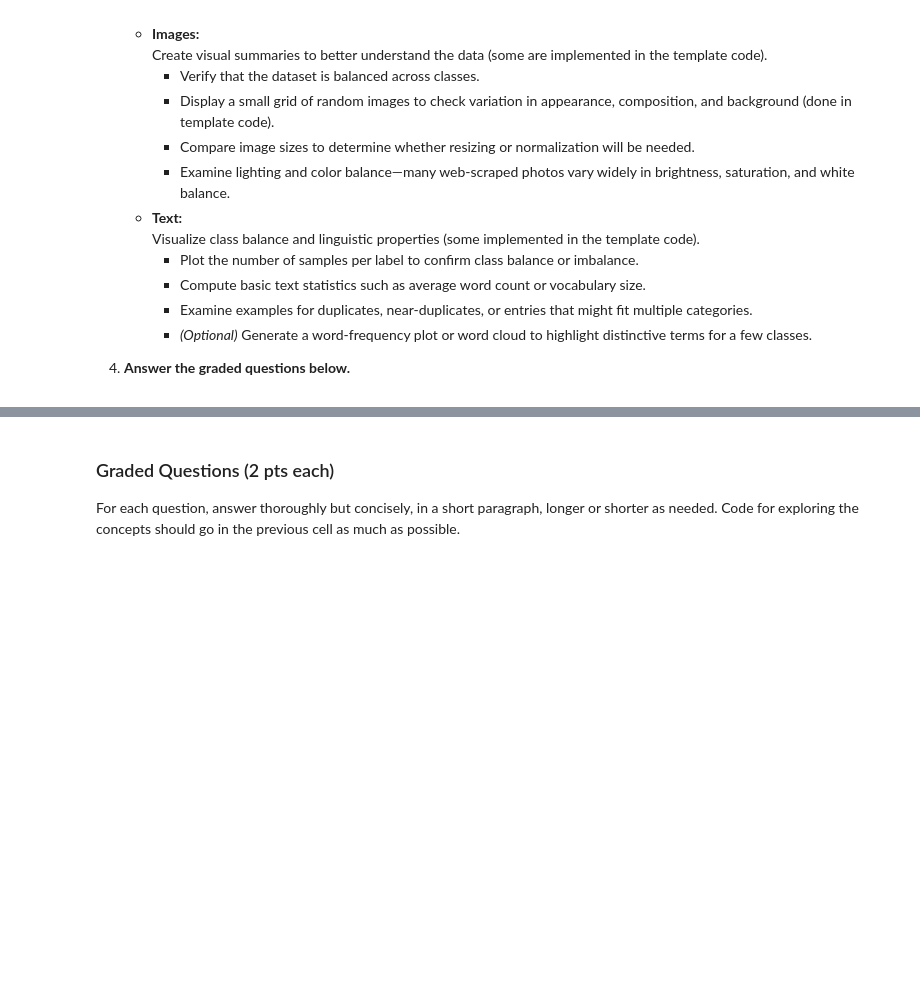
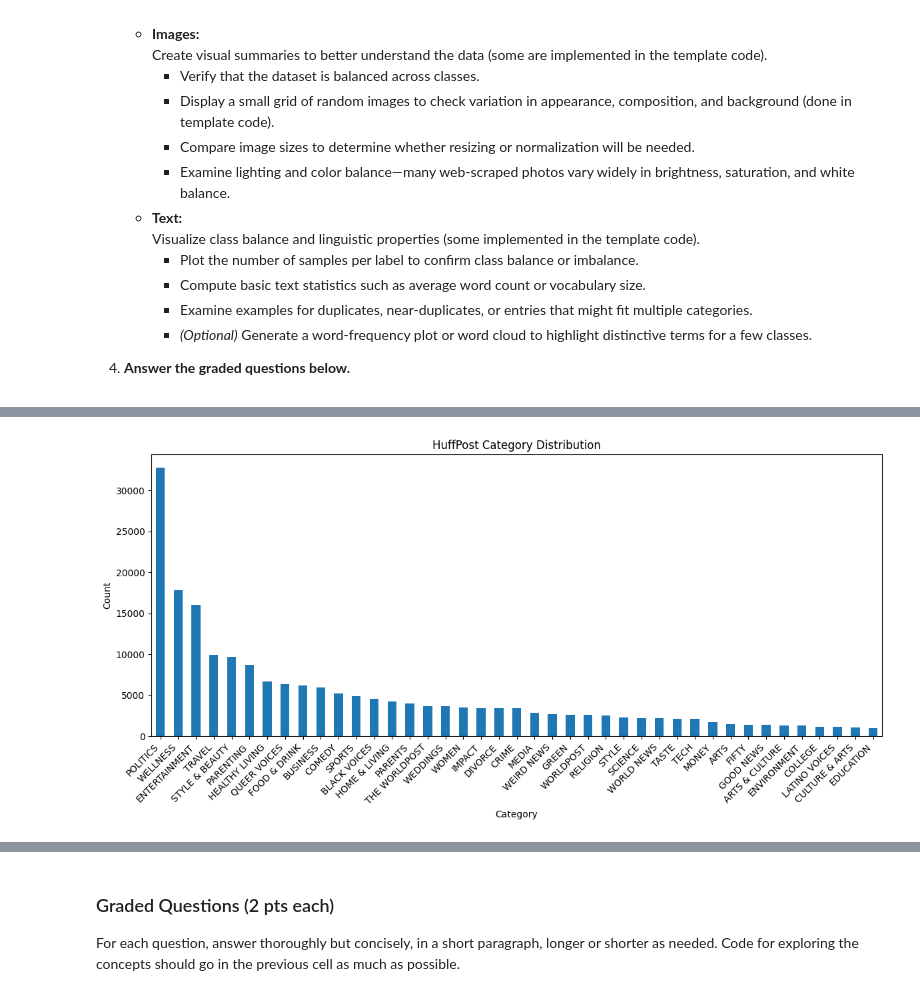
Before and after one commit to tlevash23/MachineLearning703, a Jupyter notebook: Milestone_01.ipynb, the cells around one changed output, grey strips where cells are left out. Saved outputs shown, nothing was run; the diff lists cells and outputs as text; code cells hidden in the pictures; blank space fills up the shorter version.

```diff
--- a/Milestone_01.ipynb
+++ b/Milestone_01.ipynb
@@ -385,0 +465,8 @@ By the end of this Milestone notebook, you should be able to explain what makes
+# %%
+# Text EDA
+
+# Samples / Classes
+huff_df = pd.DataFrame(huff_all)
+
+print("Total samples:", len(huff_df))
+print("Number of classes:", huff_df["category"].nunique())
@@ -385,0 +486,19 @@ By the end of this Milestone notebook, you should be able to explain what makes
+# %%
+# Distribution / Imbalances
+
+huff_counts = huff_df["category"].value_counts()
+
+plt.figure(figsize=(12,6))
+
+huff_counts.plot(kind="bar")
+
+plt.title("HuffPost Category Distribution")
+plt.xlabel("Category")
+plt.ylabel("Count")
+
+plt.xticks(rotation=45, ha="right")  # spaced to fix
+plt.tight_layout()
+
+plt.show()
+# %% [output]
+[figure, added]
```
Also changed, not shown: parts of 13 cells of this notebook.
